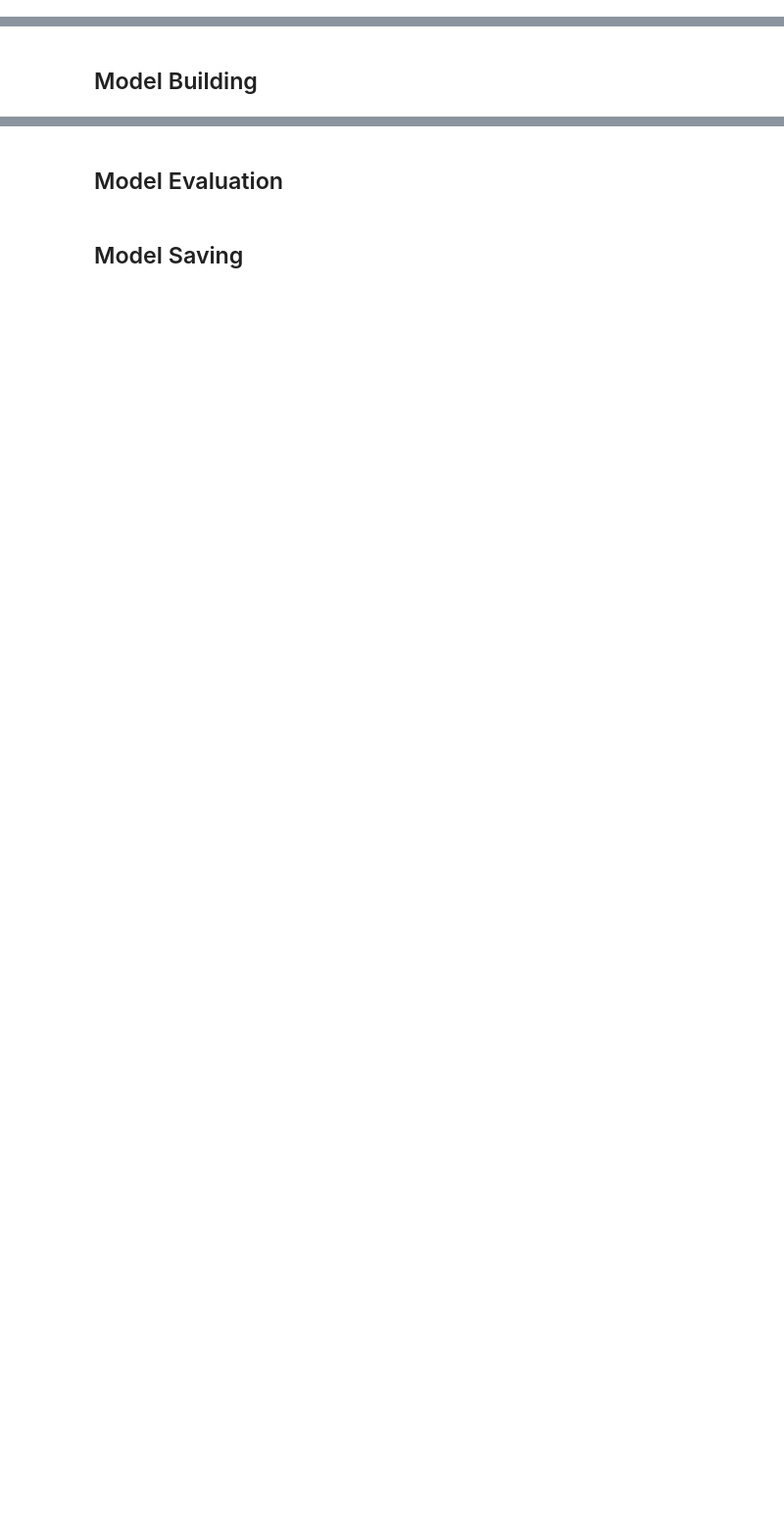
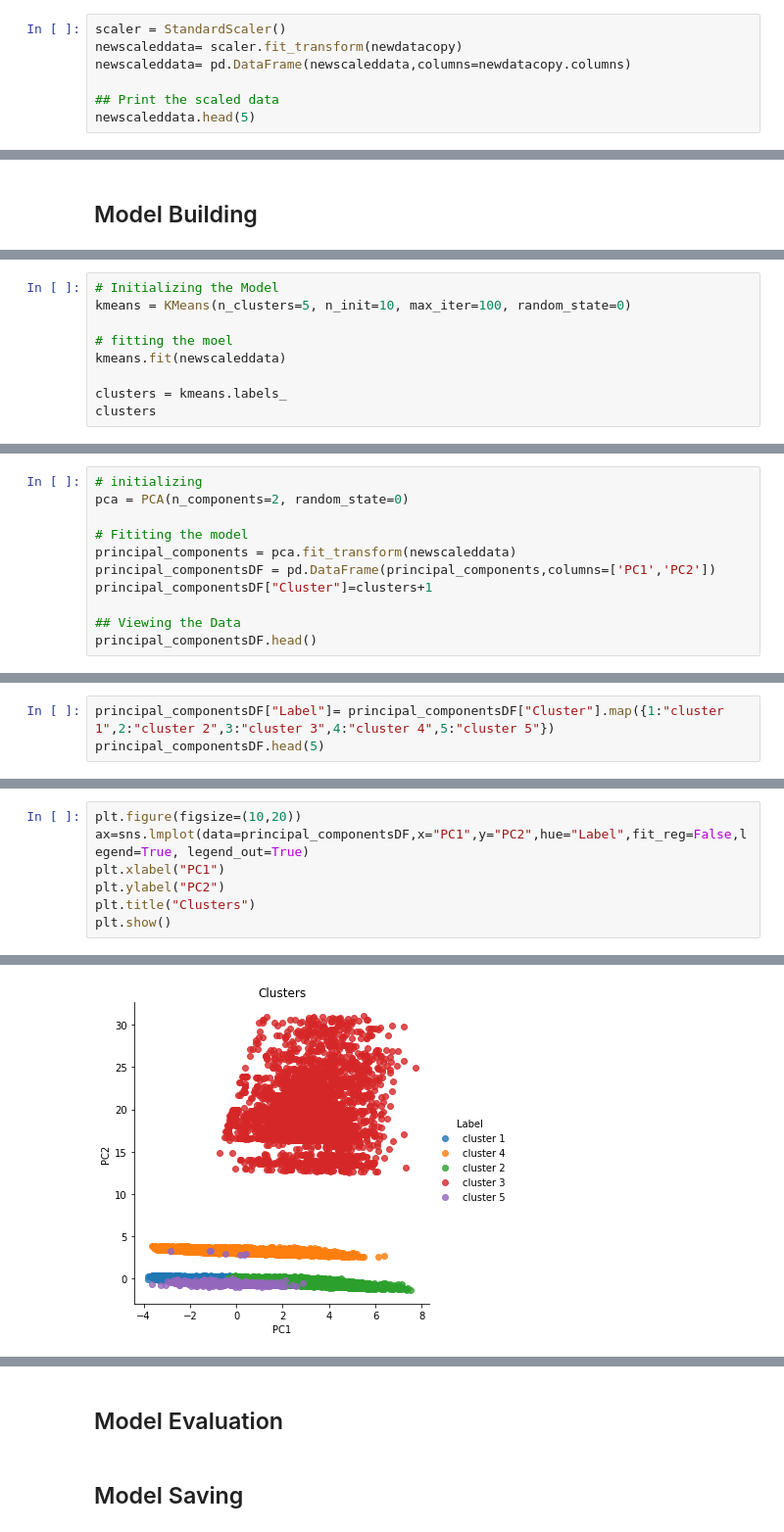
Before and after one commit to shelovescode000/CustomerSegmentationProject, a Jupyter notebook: Customer Segmentation.ipynb, the cells around one changed output, grey strips where cells are left out. Shown: that part at 98% size. Drawn from its saved outputs; the diff is of its cells as text; blank space fills up the shorter version.

Commit message:
# Added Some files and modified the Python Program
## Model Building By Ajae

```diff
--- a/Customer Segmentation.ipynb
+++ b/Customer Segmentation.ipynb
@@ -579,0 +687,7 @@ newdata
+# %%
+scaler = StandardScaler()
+newscaleddata= scaler.fit_transform(newdatacopy)
+newscaleddata= pd.DataFrame(newscaleddata,columns=newdatacopy.columns)
+
+## Print the scaled data
+newscaleddata.head(5)
@@ -583,0 +729,9 @@ newdata
+# %%
+# Initializing the Model
+kmeans = KMeans(n_clusters=5, n_init=10, max_iter=100, random_state=0)
+
+# fitting the moel
+kmeans.fit(newscaleddata)
+
+clusters = kmeans.labels_
+clusters
@@ -583,0 +742,11 @@ newdata
+# %%
+# initializing
+pca = PCA(n_components=2, random_state=0)
+
+# Fititing the model
+principal_components = pca.fit_transform(newscaleddata)
+principal_componentsDF = pd.DataFrame(principal_components,columns=['PC1','PC2'])
+principal_componentsDF["Cluster"]=clusters+1
+
+## Viewing the Data
+principal_componentsDF.head()
@@ -583,0 +760,3 @@ newdata
+# %%
+principal_componentsDF["Label"]= principal_componentsDF["Cluster"].map({1:"cluster 1",2:"cluster 2",3:"cluster 3",4:"cluster 4",5:"cluster 5"})
+principal_componentsDF.head(5)
@@ -583,0 +770,8 @@ newdata
+# %%
+plt.figure(figsize=(10,20))
+ax=sns.lmplot(data=principal_componentsDF,x="PC1",y="PC2",hue="Label",fit_reg=False,legend=True, legend_out=True)
+plt.xlabel("PC1")
+plt.ylabel("PC2")
+plt.title("Clusters")
+plt.show()
+# %% [output]
@@ -583,0 +779 @@ newdata
+[figure, added]
```
Also changed, not shown: parts of 40 cells of this notebook, 3 other files.
